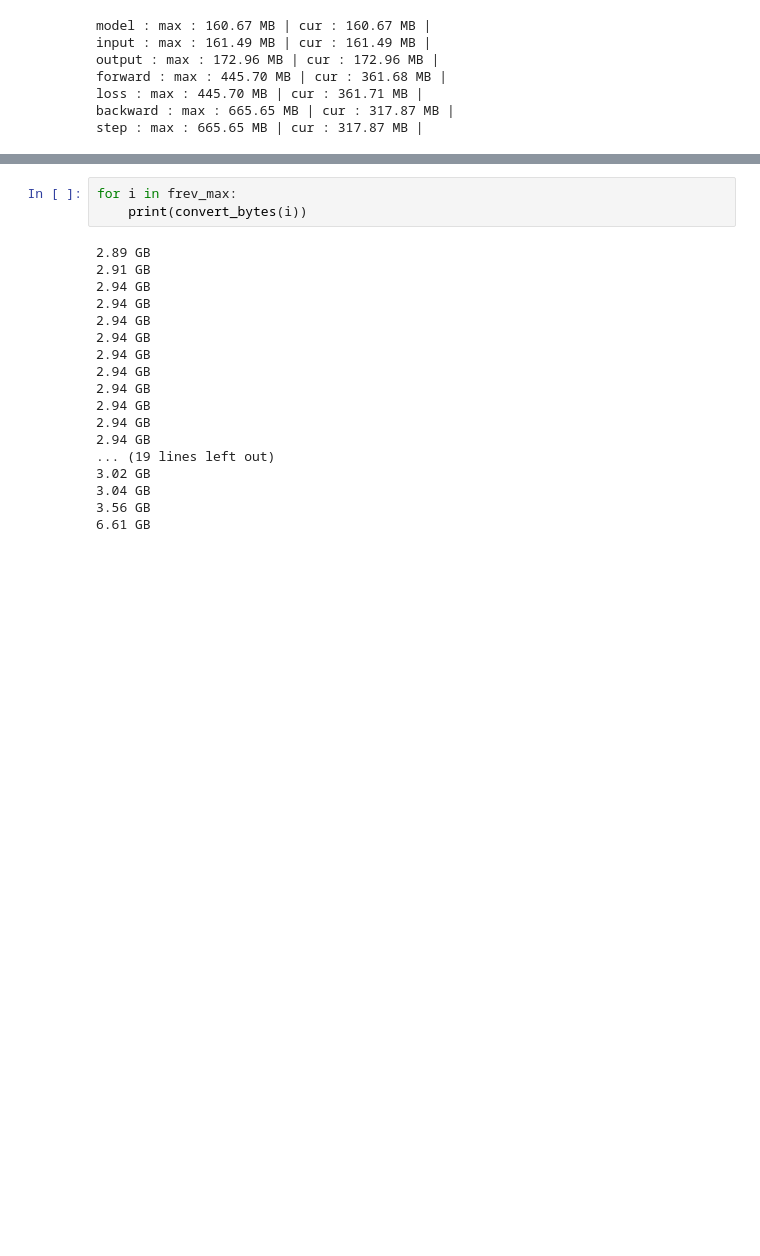
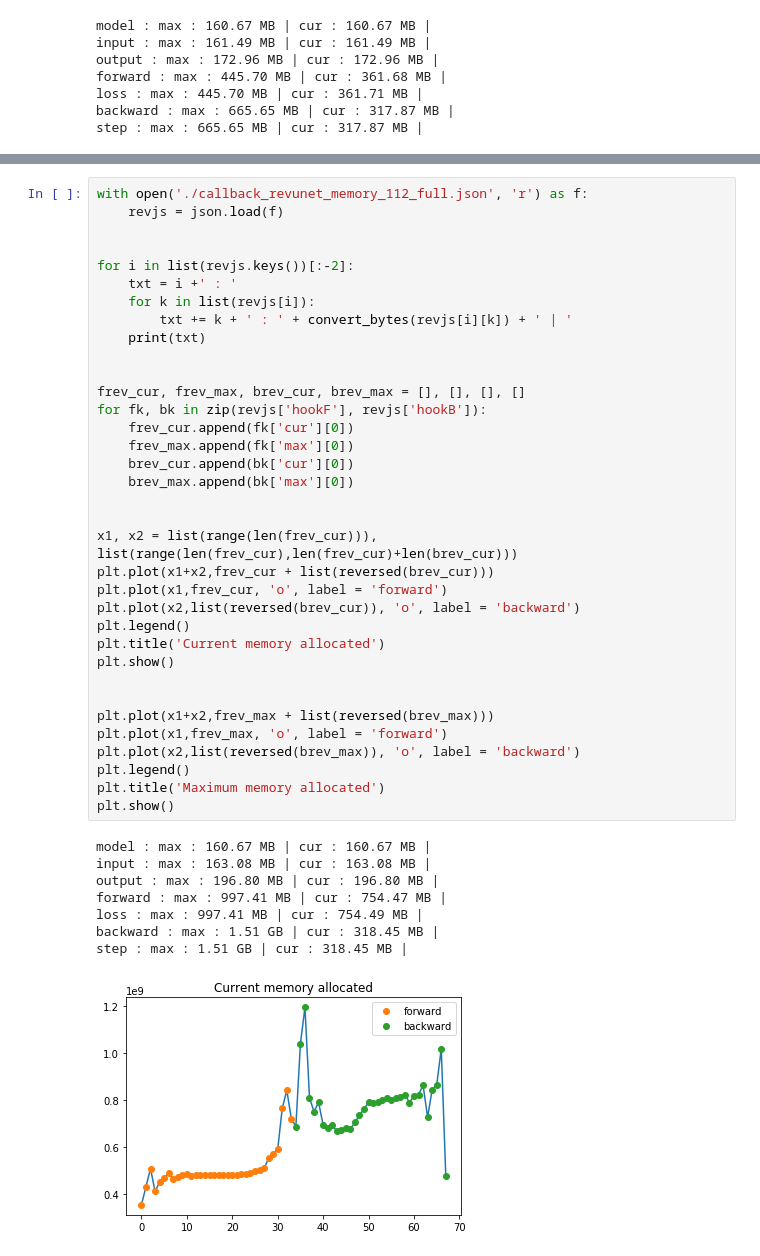
Before and after one commit to Myyyr/memory, a Jupyter notebook: callback.ipynb, the cells around one changed output, grey strips where cells are left out. Saved outputs shown, nothing was run; the diff lists cells and outputs as text; blank space fills up the shorter version.

```diff
--- a/callback.ipynb
+++ b/callback.ipynb
@@ -323,21 +345,44 @@ plt.show()
-# %%
-for i in frev_max:
-    print(convert_bytes(i))
-# %% [output]
-2.89 GB
-2.91 GB
-2.94 GB
-2.94 GB
-2.94 GB
-2.94 GB
-2.94 GB
-2.94 GB
-2.94 GB
-2.94 GB
-2.94 GB
-2.94 GB
-... (19 lines left out)
-3.02 GB
-3.04 GB
-3.56 GB
-6.61 GB
+# %%
+with open('./callback_revunet_memory_112_full.json', 'r') as f:
+    revjs = json.load(f)
+
+
+for i in list(revjs.keys())[:-2]:
+    txt = i +' : '
+    for k in list(revjs[i]):
+        txt += k + ' : ' + convert_bytes(revjs[i][k]) + ' | '
+    print(txt)
+
+
+frev_cur, frev_max, brev_cur, brev_max = [], [], [], []
+for fk, bk in zip(revjs['hookF'], revjs['hookB']):
+    frev_cur.append(fk['cur'][0])
+    frev_max.append(fk['max'][0])
+    brev_cur.append(bk['cur'][0])
+    brev_max.append(bk['max'][0])
+
+
+x1, x2 = list(range(len(frev_cur))), list(range(len(frev_cur),len(frev_cur)+len(brev_cur)))
+plt.plot(x1+x2,frev_cur + list(reversed(brev_cur)))
+plt.plot(x1,frev_cur, 'o', label = 'forward')
+plt.plot(x2,list(reversed(brev_cur)), 'o', label = 'backward')
+plt.legend()
+plt.title('Current memory allocated')
+plt.show()
+
+
+plt.plot(x1+x2,frev_max + list(reversed(brev_max)))
+plt.plot(x1,frev_max, 'o', label = 'forward')
+plt.plot(x2,list(reversed(brev_max)), 'o', label = 'backward')
+plt.legend()
+plt.title('Maximum memory allocated')
+plt.show()
+# %% [output]
+model : max : 160.67 MB | cur : 160.67 MB |
+input : max : 163.08 MB | cur : 163.08 MB |
+output : max : 196.80 MB | cur : 196.80 MB |
+forward : max : 997.41 MB | cur : 754.47 MB |
+loss : max : 997.41 MB | cur : 754.49 MB |
+backward : max : 1.51 GB | cur : 318.45 MB |
+step : max : 1.51 GB | cur : 318.45 MB |
+[figure, added]
```
Also changed, not shown: parts of 5 cells of this notebook, 2 other files.
